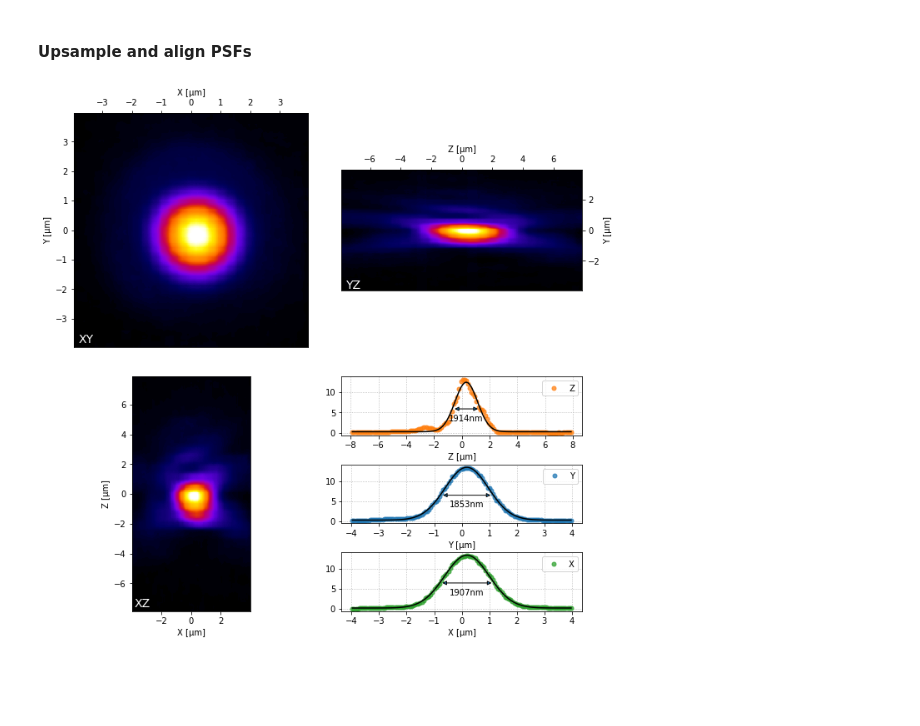
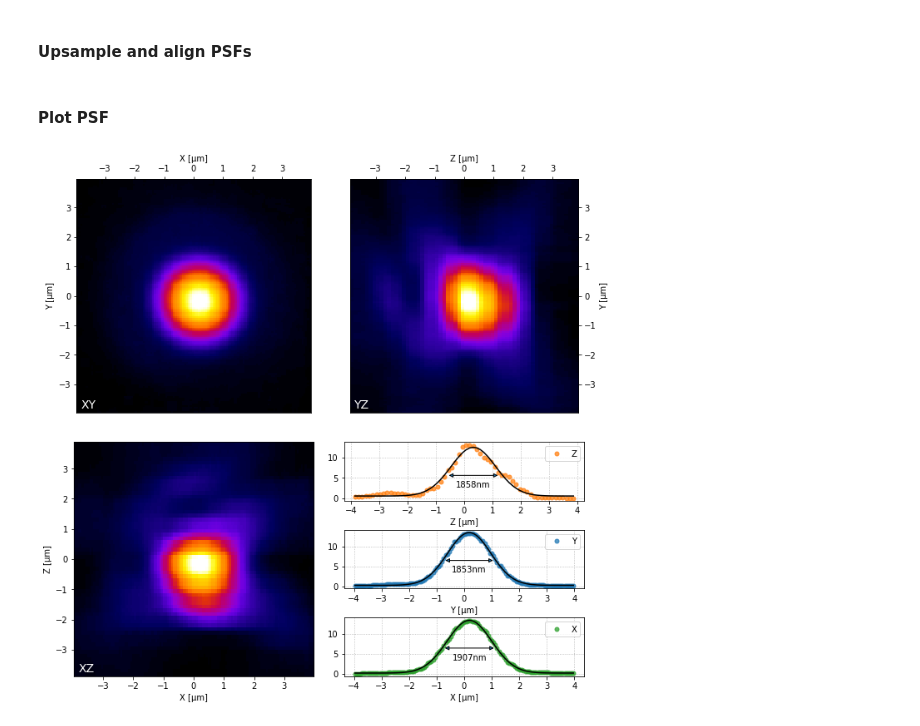
Before and after one commit to hoogenboom-group/PSF-Extractor, a Jupyter notebook: notebooks/walkthrough.ipynb, the cells around one changed output. Cells and saved outputs as stored; diff of their text form; code cells hidden in the pictures; blank space fills up the shorter version.

```diff
--- a/notebooks/walkthrough.ipynb
+++ b/notebooks/walkthrough.ipynb
@@ -377,7 +384,13 @@ usf = 5
 
 # Align PSFs
 psf_sum = align_psfs(psfs, df_locations, upsample_factor=usf)
+# %% [markdown]
+#### Plot PSF
 # %%
-plot_psf(psf_sum, psx, psy, psz, crop=True)
+# Crop PSF
+psf_sum = crop_psf(psf_sum, psx, psy, psz)
+
+# Plot PSF
+plot_psf(psf_sum, psx, psy, psz)
 # %% [output]
-[figure, old version]
+[figure, new version]
```
Also changed, not shown: parts of 7 cells of this notebook.
